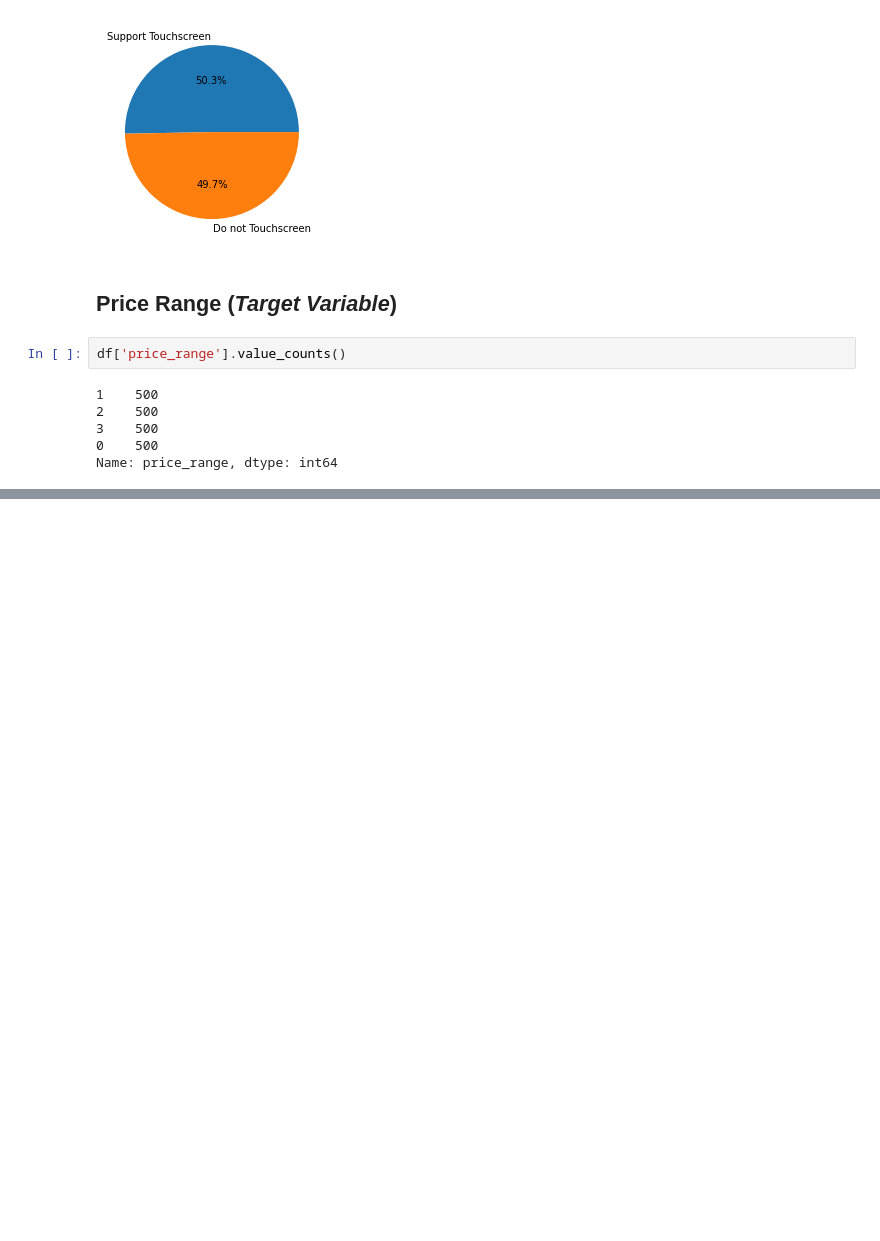
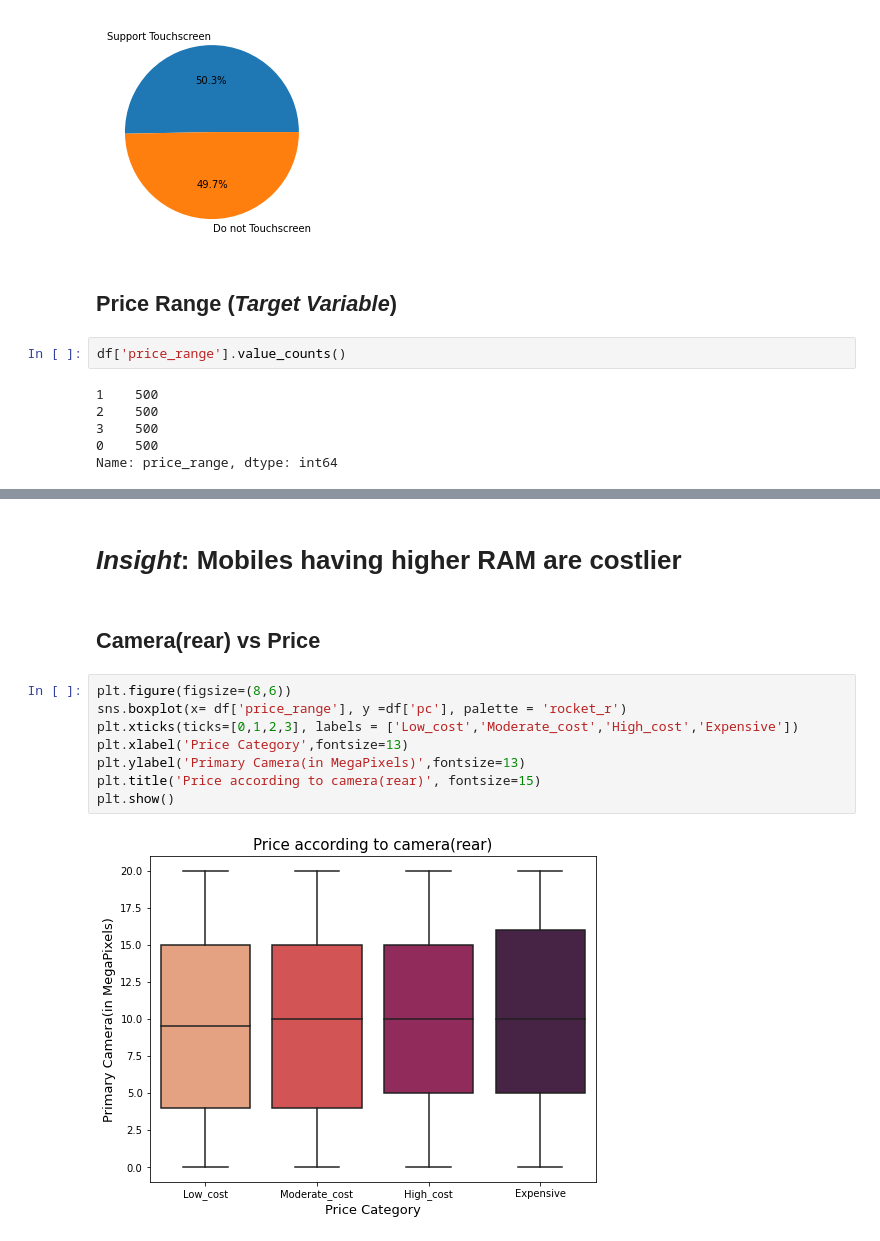
Before and after one commit to Prasad-Khedkar/Mobile_price_range-Classification-, a Jupyter notebook: Mobile_price_range_classification.ipynb, the cells around one changed output, grey strips where cells are left out. Saved outputs shown, nothing was run; the diff lists cells and outputs as text; blank space fills up the shorter version.

```diff
--- a/Mobile_price_range_classification.ipynb
+++ b/Mobile_price_range_classification.ipynb
@@ -262,0 +292,14 @@ plt.show()
+# %% [markdown]
+# *Insight*: Mobiles having higher RAM are costlier
+# %% [markdown]
+## Camera(rear) vs Price
+# %%
+plt.figure(figsize=(8,6))
+sns.boxplot(x= df['price_range'], y =df['pc'], palette = 'rocket_r')
+plt.xticks(ticks=[0,1,2,3], labels = ['Low_cost','Moderate_cost','High_cost','Expensive'])
+plt.xlabel('Price Category',fontsize=13)
+plt.ylabel('Primary Camera(in MegaPixels)',fontsize=13)
+plt.title('Price according to camera(rear)', fontsize=15)
+plt.show()
+# %% [output]
+[figure, added]
```
Also changed, not shown: parts of 50 cells of this notebook.
